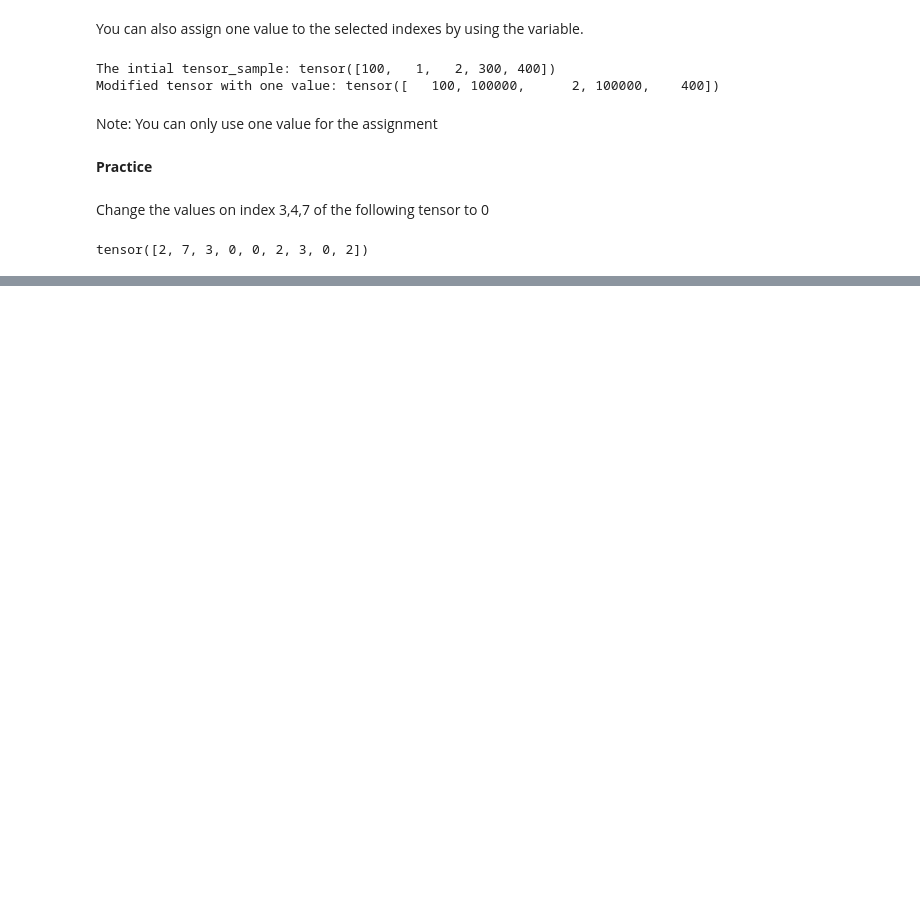
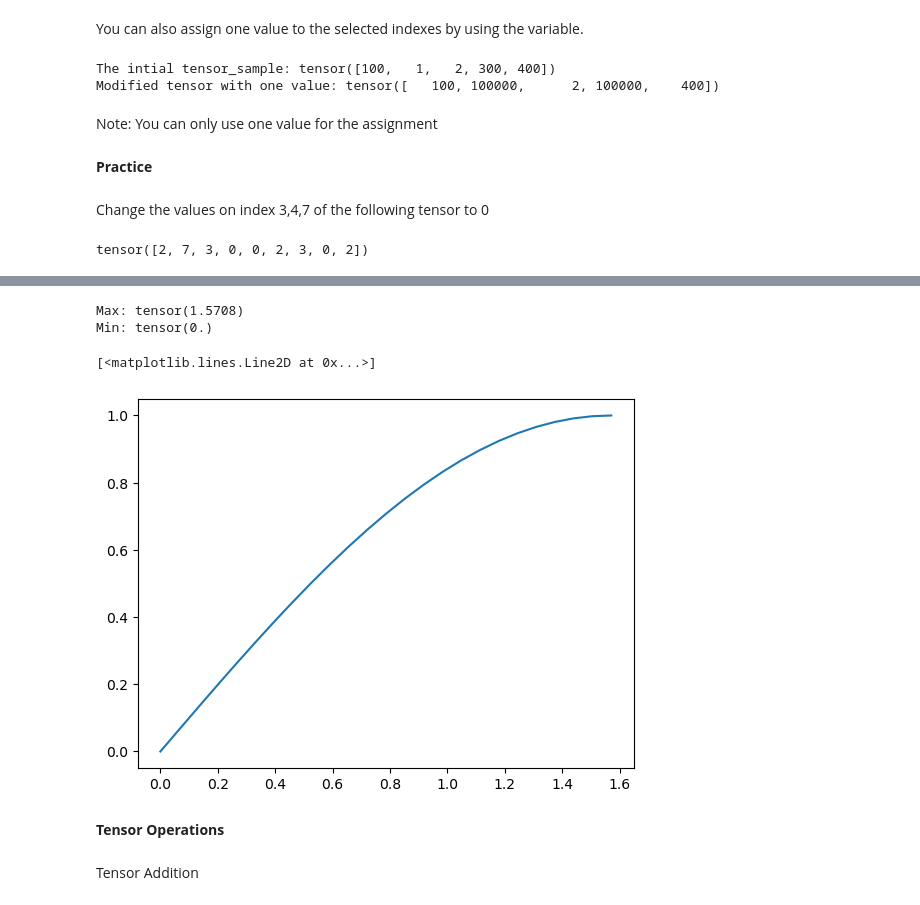
Before and after one commit to Jacob-Ball22/Pytorch-Basics-for-Machine-Learning, a Jupyter notebook: 1.1_1Dtensors_lab.ipynb, the cells around one changed output, grey strips where cells are left out. Saved outputs shown, nothing was run; the diff lists cells and outputs as text; code cells hidden in the pictures; blank space fills up the shorter version.

```diff
--- a/1.1_1Dtensors_lab.ipynb
+++ b/1.1_1Dtensors_lab.ipynb
@@ -267,0 +374,19 @@ tensor([2, 7, 3, 0, 0, 2, 3, 0, 2])
+# %%
+#Tensor with 25 steps and min and max values
+pi_tensor = torch.linspace(0, np.pi/2, 25)
+sin_result = torch.sin(pi_tensor)
+print("Max:",pi_tensor.max())
+print("Min:",pi_tensor.min())
+# %% [output]
+Max: tensor(1.5708)
+Min: tensor(0.)
+# %%
+#Plotting of practice
+plt.plot(pi_tensor.numpy(), sin_result.numpy())
+# %% [output]
+[<matplotlib.lines.Line2D at 0x...>]
+[figure, added]
+# %% [markdown]
+**Tensor Operations**
+# %% [markdown]
+Tensor Addition
```
Also changed, not shown: parts of 24 cells of this notebook.
